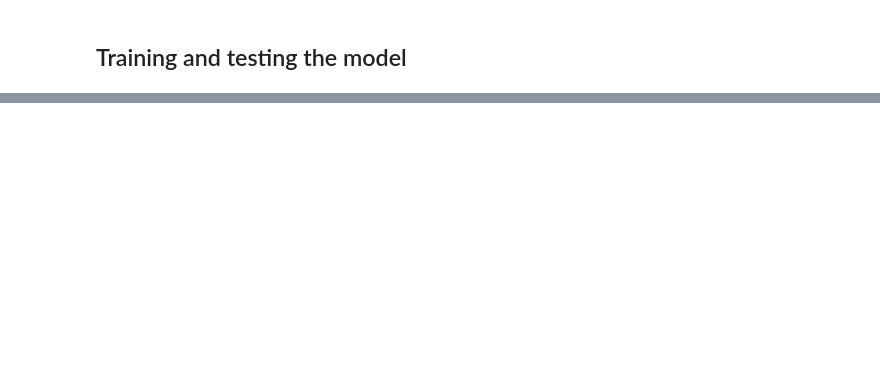
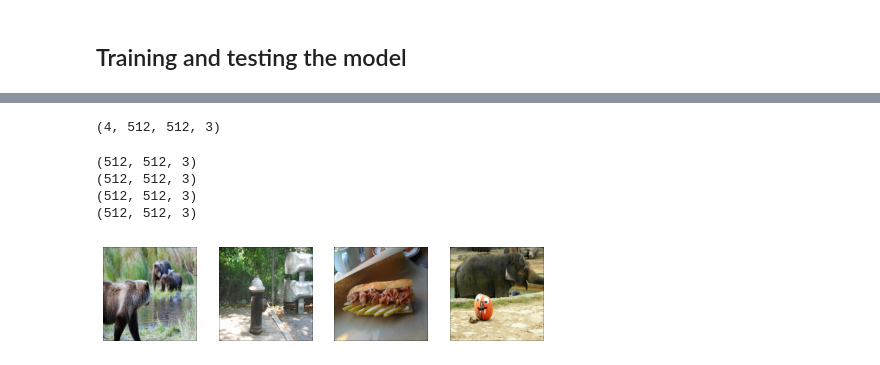
Before and after one commit to Dhruv0208/Research-Project, a Jupyter notebook: Autoencoder.ipynb, the cells around one changed output, grey strips where cells are left out. Cells and saved outputs as stored; diff of their text form; code cells hidden in the pictures; blank space fills up the shorter version.

```diff
--- a/Autoencoder.ipynb
+++ b/Autoencoder.ipynb
@@ -115,0 +92,34 @@ data = np.array(data_train, dtype="float32") / 255.0
+# %%
+def load_dataset(filenames):
+    ignore_order = tf.data.Options()
+    ignore_order.experimental_deterministic = False
+    dataset = tf.data.TFRecordDataset(
+        filenames)
+    dataset = dataset.with_options(ignore_order)
+    dataset =dataset.map(
+        partial(read_tfrecord), num_parallel_calls=AUTOTUNE)
+    return dataset
+# %%
+def get_dataset(filenames):
+    dataset = load_dataset(filenames)
+    dataset = dataset.shuffle(1024)
+    dataset = dataset.prefetch(buffer_size=AUTOTUNE)
+    dataset = dataset.batch(BATCH_SIZE)
+    return dataset
+# %%
+train_dataset = get_dataset(Training_filenames)
+valid_dataset = get_dataset(Valid_filenames)
+test_dataset = get_dataset(Test_filenames)
+# train_dist_datset = strategy.experimental_distribute_dataset(train_dataset)
+# test_dist_dataset = strategy.experimental_distribute_dataset(test_dataset)
+# valid_dist_dataset = strategy.experimental_distribute_dataset(valid_dataset)
+image_batch = next(iter(train_dataset))
+def show_batch_original(image_batch):
+    plt.figure(figsize=(10,10))
+    for n in range(4):
+        ax = plt.subplot(5,5, n+1)
+        print(image_batch[n].shape)
+        plt.imshow(image_batch[n] / 255.0)
+        plt.axis("off")
+
+show_batch_original(image_batch.numpy())
@@ -216,0 +263,15 @@ plt.show()
+# %%
+images_batch_testing = next(iter(test_dataset))
+predict = autoencoder.predict(images_batch_testing)
+# %%
+predict.shape
+# %% [output]
+(4, 512, 512, 3)
+# %%
+show_batch_original(images_batch_testing)
+# %% [output]
+(512, 512, 3)
+(512, 512, 3)
+(512, 512, 3)
+(512, 512, 3)
+[figure, added]
```
Also changed, not shown: parts of 42 cells of this notebook.
